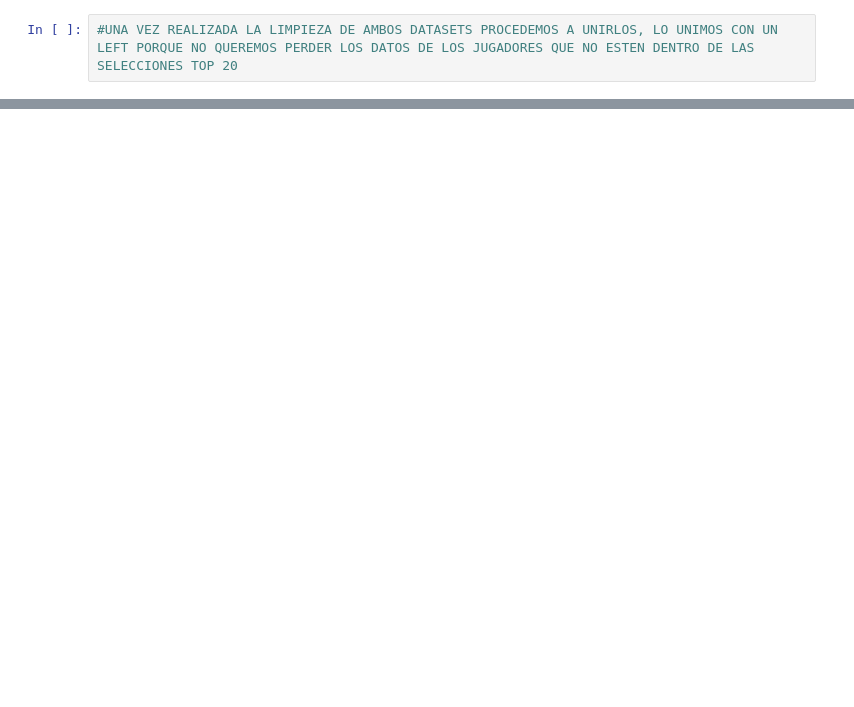
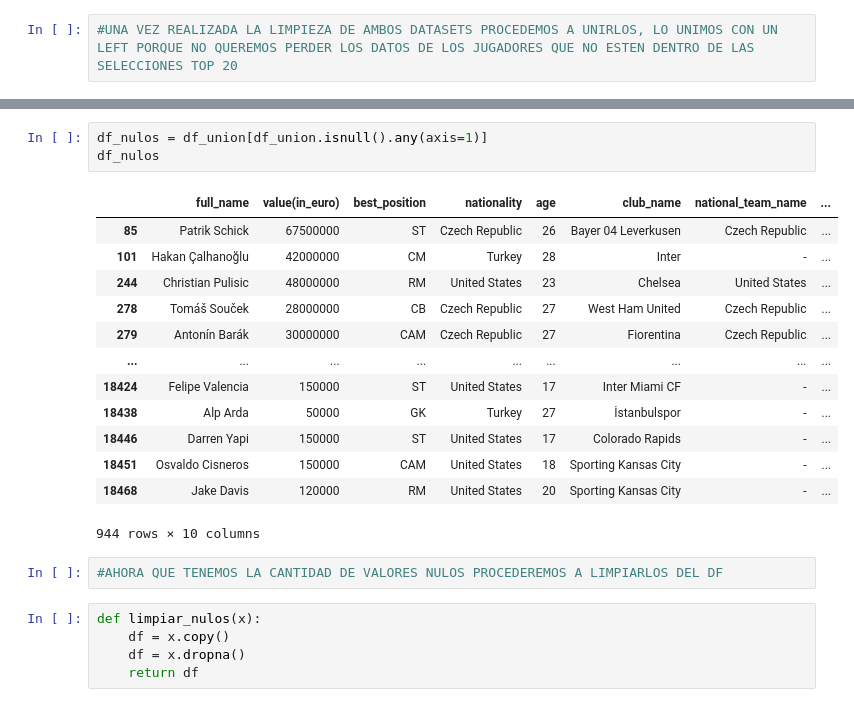
Before and after one commit to bperezlovisolo/Proyecto_3, a Jupyter notebook: proyecto.ipynb, the cells around one changed output, grey strips where cells are left out. Cells and saved outputs as stored; diff of their text form; blank space fills up the shorter version.

```diff
--- a/proyecto.ipynb
+++ b/proyecto.ipynb
@@ -276,0 +307,24 @@ df_union
+# %%
+df_nulos = df_union[df_union.isnull().any(axis=1)]
+df_nulos
+# %% [output]
+|  | full_name | value(in_euro) | best_position | nationality | age | club_name | national_team_name | ... |
+| 85 | Patrik Schick | 67500000 | ST | Czech Republic | 26 | Bayer 04 Leverkusen | Czech Republic | ... |
+| 101 | Hakan Çalhanoğlu | 42000000 | CM | Turkey | 28 | Inter | - | ... |
+| 244 | Christian Pulisic | 48000000 | RM | United States | 23 | Chelsea | United States | ... |
+| 278 | Tomáš Souček | 28000000 | CB | Czech Republic | 27 | West Ham United | Czech Republic | ... |
+| 279 | Antonín Barák | 30000000 | CAM | Czech Republic | 27 | Fiorentina | Czech Republic | ... |
+| ... | ... | ... | ... | ... | ... | ... | ... | ... |
+| 18424 | Felipe Valencia | 150000 | ST | United States | 17 | Inter Miami CF | - | ... |
+| 18438 | Alp Arda | 50000 | GK | Turkey | 27 | İstanbulspor | - | ... |
+| 18446 | Darren Yapi | 150000 | ST | United States | 17 | Colorado Rapids | - | ... |
+| 18451 | Osvaldo Cisneros | 150000 | CAM | United States | 18 | Sporting Kansas City | - | ... |
+| 18468 | Jake Davis | 120000 | RM | United States | 20 | Sporting Kansas City | - | ... |
+944 rows × 10 columns
+# %%
+#AHORA QUE TENEMOS LA CANTIDAD DE VALORES NULOS PROCEDEREMOS A LIMPIARLOS DEL DF
+# %%
+def limpiar_nulos(x):
+    df = x.copy()
+    df = x.dropna()
+    return df
```
Also changed, not shown: parts of 42 cells of this notebook, 1 other file.
